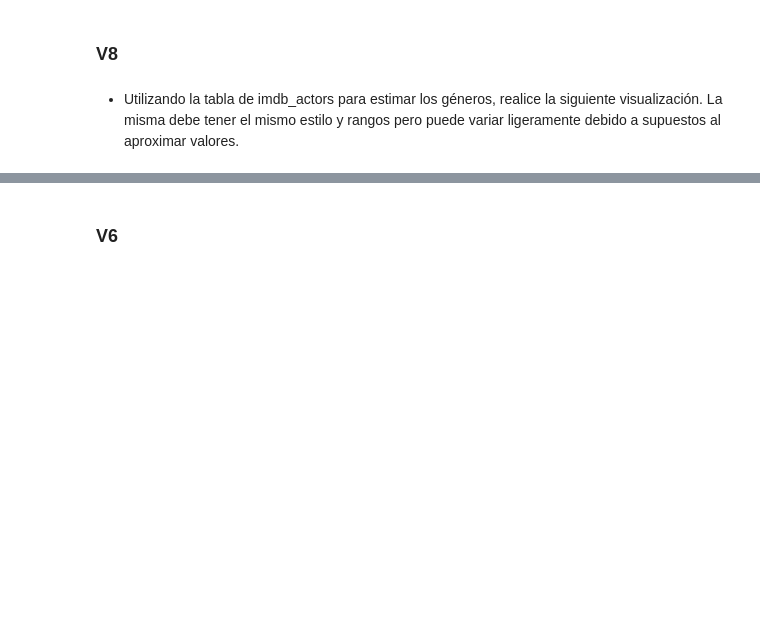
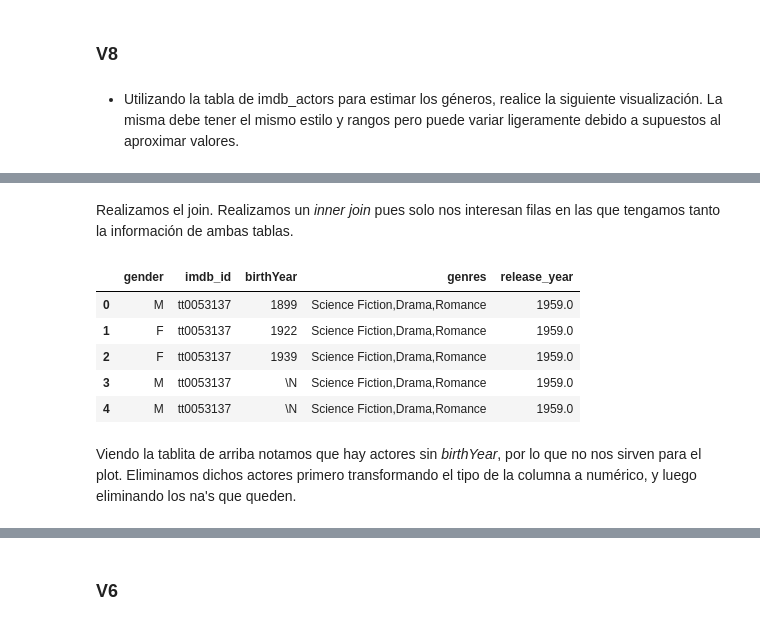
Before and after one commit to Nacho2904/orga_de_datos, a Jupyter notebook: tp_1.ipynb, the cells around one changed output, grey strips where cells are left out. Saved outputs shown, nothing was run; the diff lists cells and outputs as text; code cells hidden in the pictures; blank space fills up the shorter version.

```diff
--- a/tp_1.ipynb
+++ b/tp_1.ipynb
@@ -581,0 +644,2 @@ Con eso ya resolvimos el problema de encontrar la probabilidad por cada género.
+# %%
+df_movies_filtered = df_movies[["imdb_id", "genres", "release_date"]]
@@ -581,0 +648,5 @@ Con eso ya resolvimos el problema de encontrar la probabilidad por cada género.
+# %%
+get_release_year = lambda release_date: str(release_date).split('-')[0]
+df_movies_filtered["release_date"] = df_movies_filtered["release_date"].map(get_release_year)
+df_movies_filtered = df_movies_filtered.rename(columns={"release_date":"release_year"})
+df_movies_filtered["release_year"].unique()
@@ -581,0 +678,4 @@ Con eso ya resolvimos el problema de encontrar la probabilidad por cada género.
+# %%
+df_movies_filtered["release_year"] = pd.to_numeric(df_movies_filtered["release_year"], errors = "coerce")
+df_movies_filtered = df_movies_filtered[df_movies_filtered["release_year"] > 1000]
+df_movies_filtered["release_year"].unique()
@@ -581,0 +698,17 @@ Con eso ya resolvimos el problema de encontrar la probabilidad por cada género.
+# %% [markdown]
+Realizamos el join. Realizamos un *inner join* pues solo nos interesan filas en las que tengamos tanto la información de ambas tablas.
+# %%
+df_actors_with_movies = df_actors_with_movies.rename(columns={"knownForTitles":"imdb_id"})
+df_movies_and_actors = df_actors_with_movies.merge(how = 'inner', right = df_movies_filtered,
+                                                   on="imdb_id")
+# %%
+df_movies_and_actors.head()
+# %% [output]
+|  | gender | imdb_id | birthYear | genres | release_year |
+| 0 | M | tt0053137 | 1899 | Science Fiction,Drama,Romance | 1959.0 |
+| 1 | F | tt0053137 | 1922 | Science Fiction,Drama,Romance | 1959.0 |
+| 2 | F | tt0053137 | 1939 | Science Fiction,Drama,Romance | 1959.0 |
+| 3 | M | tt0053137 | \N | Science Fiction,Drama,Romance | 1959.0 |
+| 4 | M | tt0053137 | \N | Science Fiction,Drama,Romance | 1959.0 |
+# %% [markdown]
+Viendo la tablita de arriba notamos que hay actores sin *birthYear*, por lo que no nos sirven para el plot. Eliminamos dichos actores primero transformando el tipo de la columna a numérico, y luego eliminando los na's que queden.
```
Also changed, not shown: parts of 25 cells of this notebook.
